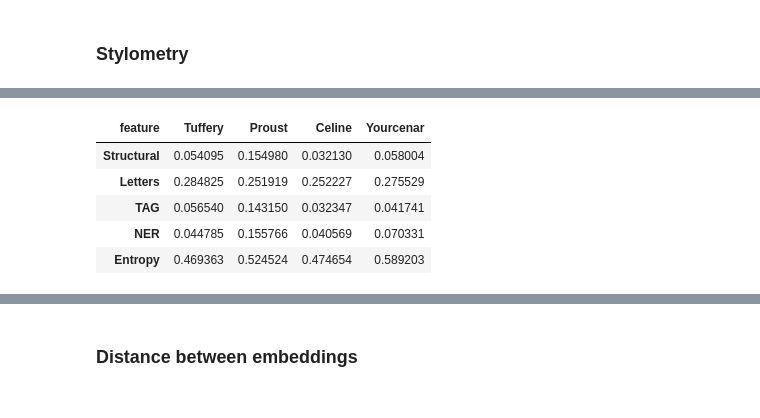
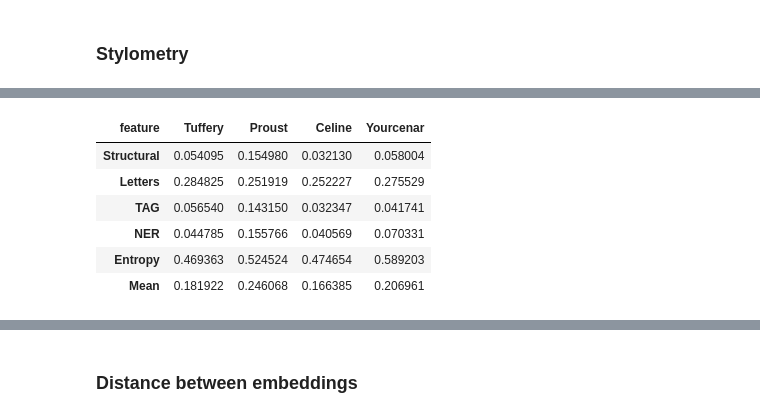
Before and after one commit to sma-libra/style-embedding-sensitivity, a Jupyter notebook: Results/4.2_vectors_sensitivity_to_human_style.ipynb, the cells around one changed output, grey strips where cells are left out. Cells and saved outputs as stored; diff of their text form; code cells hidden in the pictures.

Commit message:
Mean features frequency (+plot)

```diff
--- a/Results/4.2_vectors_sensitivity_to_human_style.ipynb
+++ b/Results/4.2_vectors_sensitivity_to_human_style.ipynb
@@ -136,20 +136,23 @@ stylo_df["Mean"] = stylo_df[columns_to_average].mean(axis=1)
 # %%
 df_subset = stylo_df[["author"] + columns_to_average]
 
 mean_by_author = df_subset.groupby("author").mean(numeric_only=True)
 
 mean_by_author = mean_by_author.T
 
 mean_by_author = mean_by_author.rename_axis("feature", axis="columns")
 mean_by_author = mean_by_author[['Tuffery', 'Proust', 'Celine', 'Yourcenar']]
 mean_by_author.index = mean_by_author.index.str.replace('_normalized', '', regex=False)
 mean_by_author.index = mean_by_author.index.str.replace('Indexes', 'Entropy', regex=False)
 
-mean_by_author.head()
+mean_by_author.loc["Mean"] = mean_by_author.mean(numeric_only=True)
+
+mean_by_author
 # %% [output]
 | feature | Tuffery | Proust | Celine | Yourcenar |
 | Structural | 0.054095 | 0.154980 | 0.032130 | 0.058004 |
 | Letters | 0.284825 | 0.251919 | 0.252227 | 0.275529 |
 | TAG | 0.056540 | 0.143150 | 0.032347 | 0.041741 |
 | NER | 0.044785 | 0.155766 | 0.040569 | 0.070331 |
 | Entropy | 0.469363 | 0.524524 | 0.474654 | 0.589203 |
+| Mean | 0.181922 | 0.246068 | 0.166385 | 0.206961 |
```
Also changed, not shown: parts of 1 cell of this notebook.
